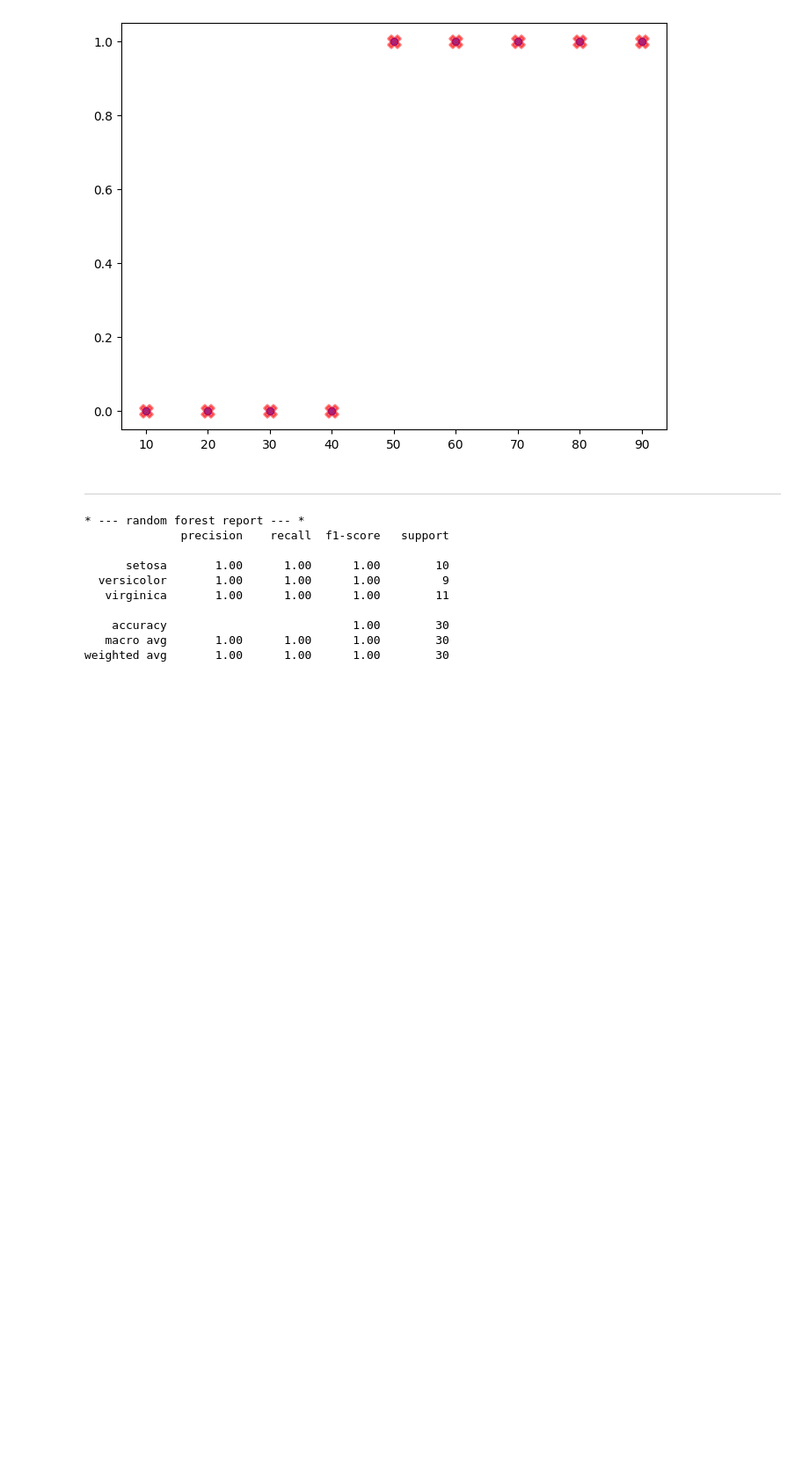
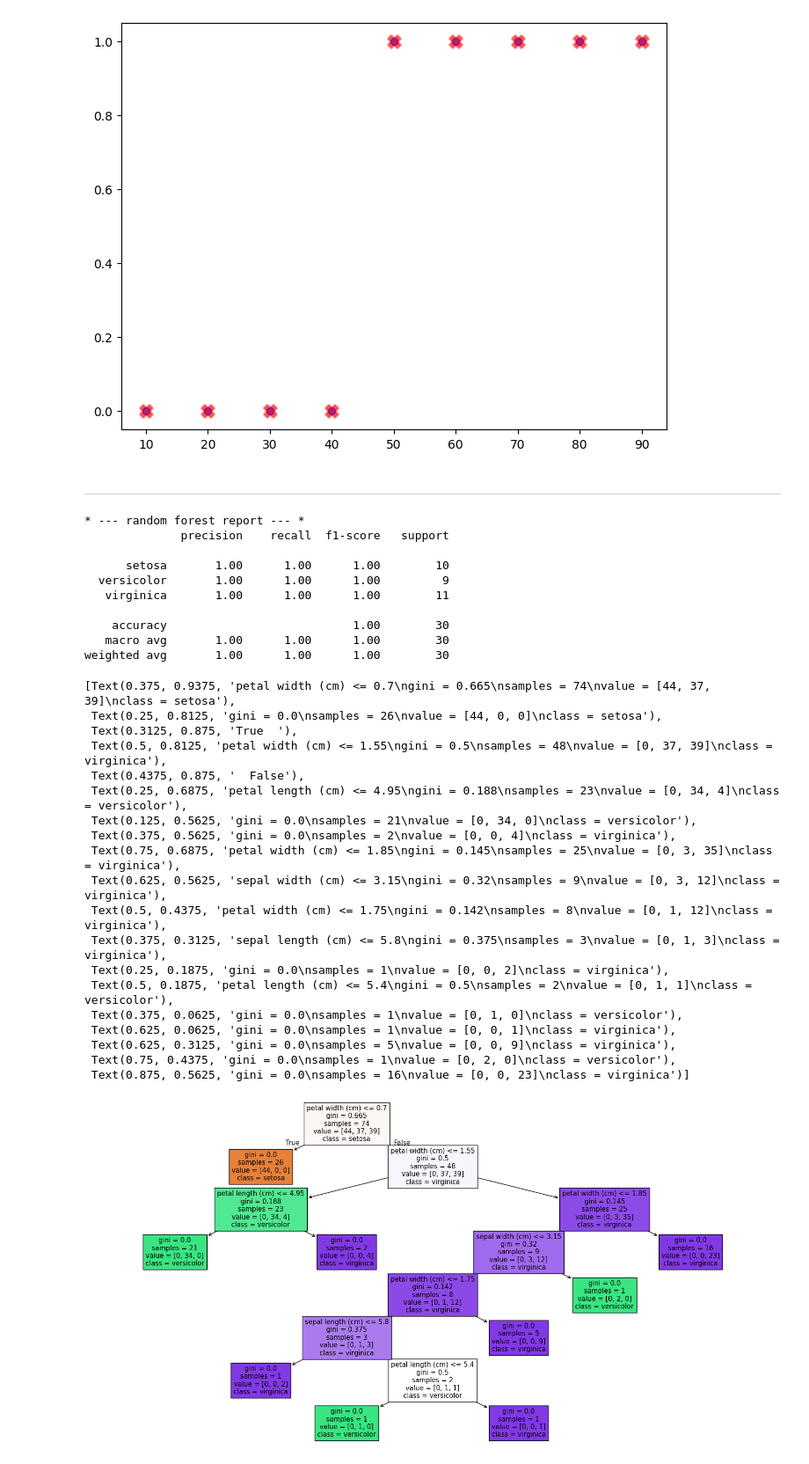
Before and after one commit to sjlimiei25/AI-Prediction, a Jupyter notebook: 7_RandomForest_Classifier.ipynb, the cells around one changed output. Shown: that part at 88% size. Cells and saved outputs as stored; diff of their text form; code cells hidden in the pictures; blank space fills up the shorter version.

```diff
--- a/7_RandomForest_Classifier.ipynb
+++ b/7_RandomForest_Classifier.ipynb
@@ -78,3 +78,36 @@ print(classification_report(y_test, y_pred, target_names=iris.target_names))
 weighted avg       1.00      1.00      1.00        30
 # %%
 # 첫 번째 트리 시각화
+tree = model.estimators_[0]
+
+from sklearn.tree import plot_tree
+
+plt.figure(figsize=(20, 10))
+
+plot_tree(
+  tree,
+  filled=True,
+  feature_names=iris.feature_names,
+  class_names=iris.target_names
+)
+# %% [output]
+[Text(0.375, 0.9375, 'petal width (cm) <= 0.7\ngini = 0.665\nsamples = 74\nvalue = [44, 37, 39]\nclass = setosa'),
+ Text(0.25, 0.8125, 'gini = 0.0\nsamples = 26\nvalue = [44, 0, 0]\nclass = setosa'),
+ Text(0.3125, 0.875, 'True  '),
+ Text(0.5, 0.8125, 'petal width (cm) <= 1.55\ngini = 0.5\nsamples = 48\nvalue = [0, 37, 39]\nclass = virginica'),
+ Text(0.4375, 0.875, '  False'),
+ Text(0.25, 0.6875, 'petal length (cm) <= 4.95\ngini = 0.188\nsamples = 23\nvalue = [0, 34, 4]\nclass = versicolor'),
+ Text(0.125, 0.5625, 'gini = 0.0\nsamples = 21\nvalue = [0, 34, 0]\nclass = versicolor'),
+ Text(0.375, 0.5625, 'gini = 0.0\nsamples = 2\nvalue = [0, 0, 4]\nclass = virginica'),
+ Text(0.75, 0.6875, 'petal width (cm) <= 1.85\ngini = 0.145\nsamples = 25\nvalue = [0, 3, 35]\nclass = virginica'),
+ Text(0.625, 0.5625, 'sepal width (cm) <= 3.15\ngini = 0.32\nsamples = 9\nvalue = [0, 3, 12]\nclass = virginica'),
+ Text(0.5, 0.4375, 'petal width (cm) <= 1.75\ngini = 0.142\nsamples = 8\nvalue = [0, 1, 12]\nclass = virginica'),
+ Text(0.375, 0.3125, 'sepal length (cm) <= 5.8\ngini = 0.375\nsamples = 3\nvalue = [0, 1, 3]\nclass = virginica'),
+ Text(0.25, 0.1875, 'gini = 0.0\nsamples = 1\nvalue = [0, 0, 2]\nclass = virginica'),
+ Text(0.5, 0.1875, 'petal length (cm) <= 5.4\ngini = 0.5\nsamples = 2\nvalue = [0, 1, 1]\nclass = versicolor'),
+ Text(0.375, 0.0625, 'gini = 0.0\nsamples = 1\nvalue = [0, 1, 0]\nclass = versicolor'),
+ Text(0.625, 0.0625, 'gini = 0.0\nsamples = 1\nvalue = [0, 0, 1]\nclass = virginica'),
+ Text(0.625, 0.3125, 'gini = 0.0\nsamples = 5\nvalue = [0, 0, 9]\nclass = virginica'),
+ Text(0.75, 0.4375, 'gini = 0.0\nsamples = 1\nvalue = [0, 2, 0]\nclass = versicolor'),
+ Text(0.875, 0.5625, 'gini = 0.0\nsamples = 16\nvalue = [0, 0, 23]\nclass = virginica')]
+[figure, added]
```
Also changed, not shown: parts of 2 cells of this notebook.
